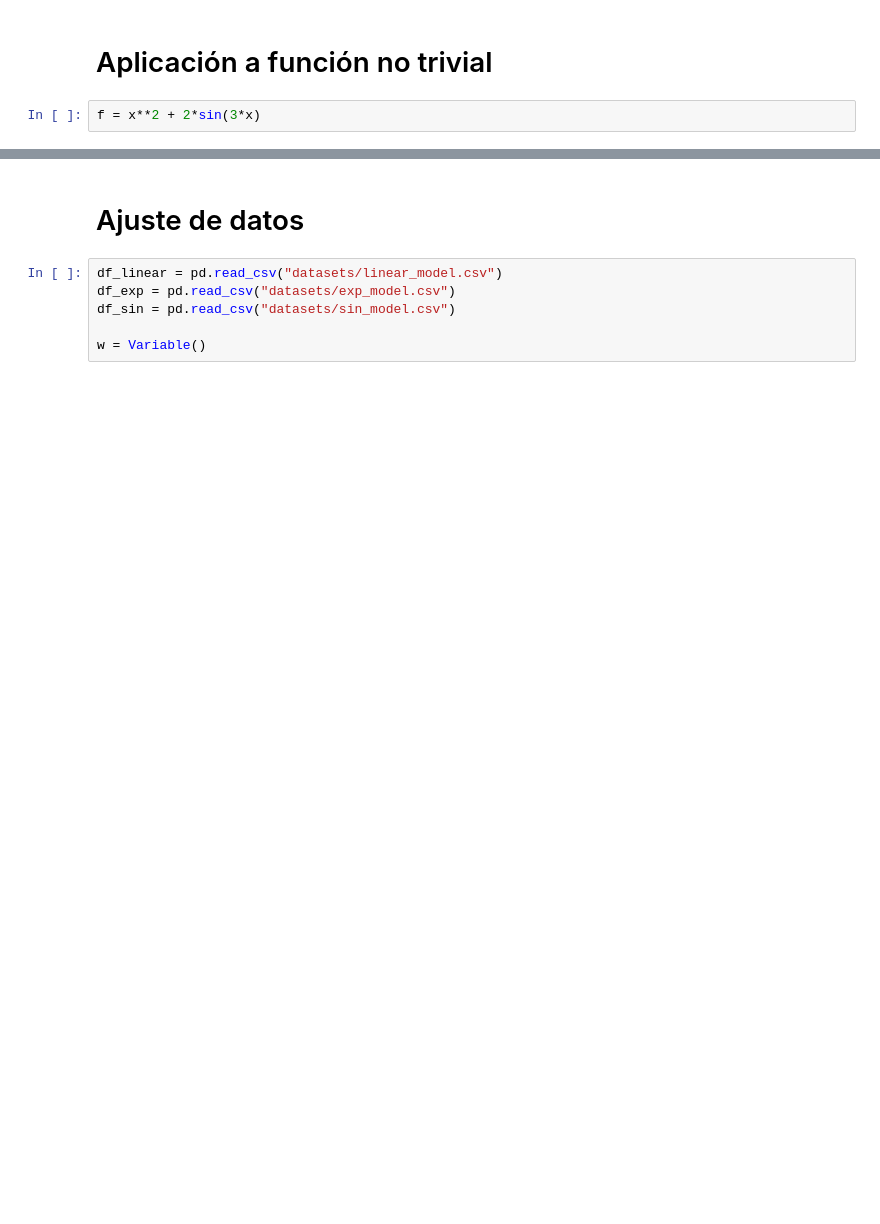
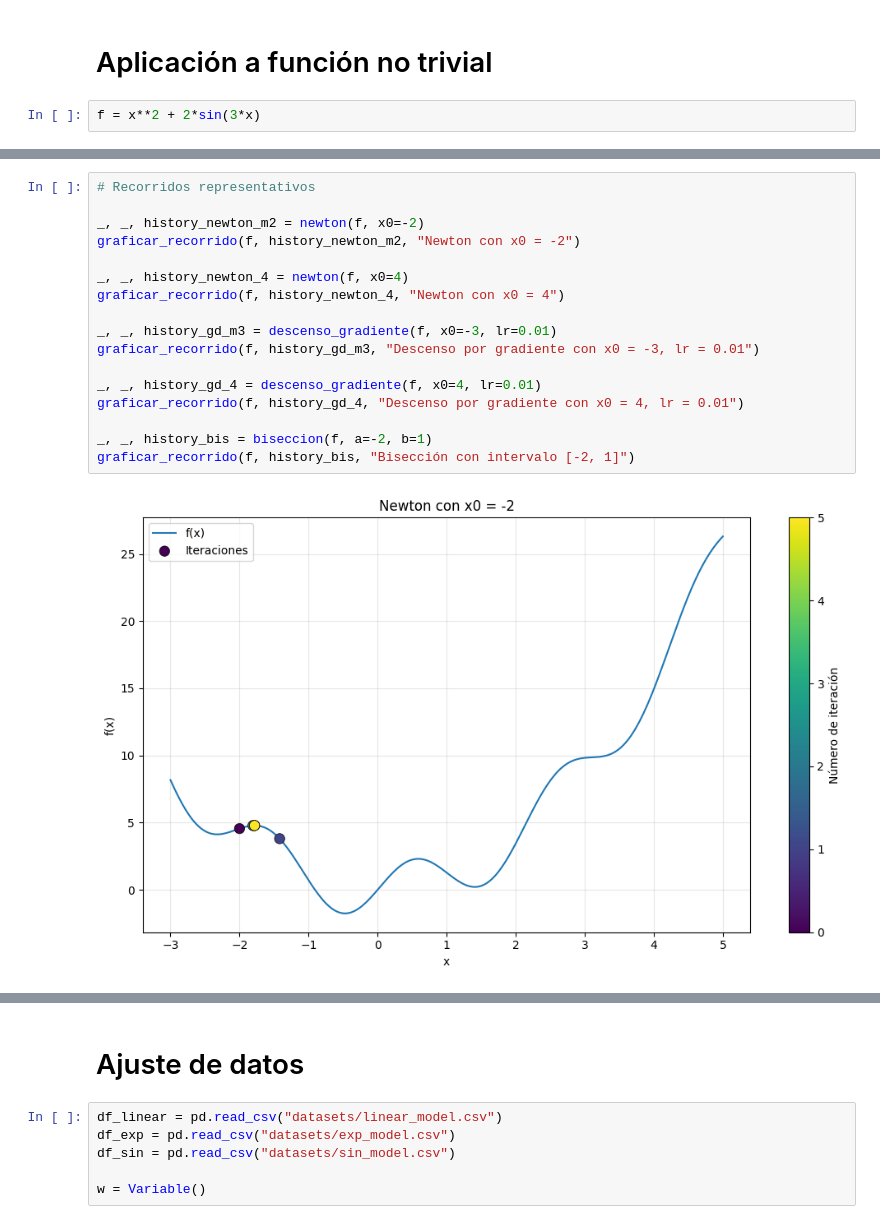
Before and after one commit to ClaraPlateiro/Optimizacion-Numerica-en-una-dimension, a Jupyter notebook: project.ipynb, the cells around one changed output, grey strips where cells are left out. Drawn from its saved outputs; the diff is of its cells as text; blank space fills up the shorter version.

```diff
--- a/project.ipynb
+++ b/project.ipynb
@@ -167,0 +424,19 @@ f = x**2 + 2*sin(3*x)
+# %%
+# Recorridos representativos
+
+_, _, history_newton_m2 = newton(f, x0=-2)
+graficar_recorrido(f, history_newton_m2, "Newton con x0 = -2")
+
+_, _, history_newton_4 = newton(f, x0=4)
+graficar_recorrido(f, history_newton_4, "Newton con x0 = 4")
+
+_, _, history_gd_m3 = descenso_gradiente(f, x0=-3, lr=0.01)
+graficar_recorrido(f, history_gd_m3, "Descenso por gradiente con x0 = -3, lr = 0.01")
+
+_, _, history_gd_4 = descenso_gradiente(f, x0=4, lr=0.01)
+graficar_recorrido(f, history_gd_4, "Descenso por gradiente con x0 = 4, lr = 0.01")
+
+_, _, history_bis = biseccion(f, a=-2, b=1)
+graficar_recorrido(f, history_bis, "Bisección con intervalo [-2, 1]")
+# %% [output]
+[figure, added]
```
Also changed, not shown: parts of 27 cells of this notebook.
